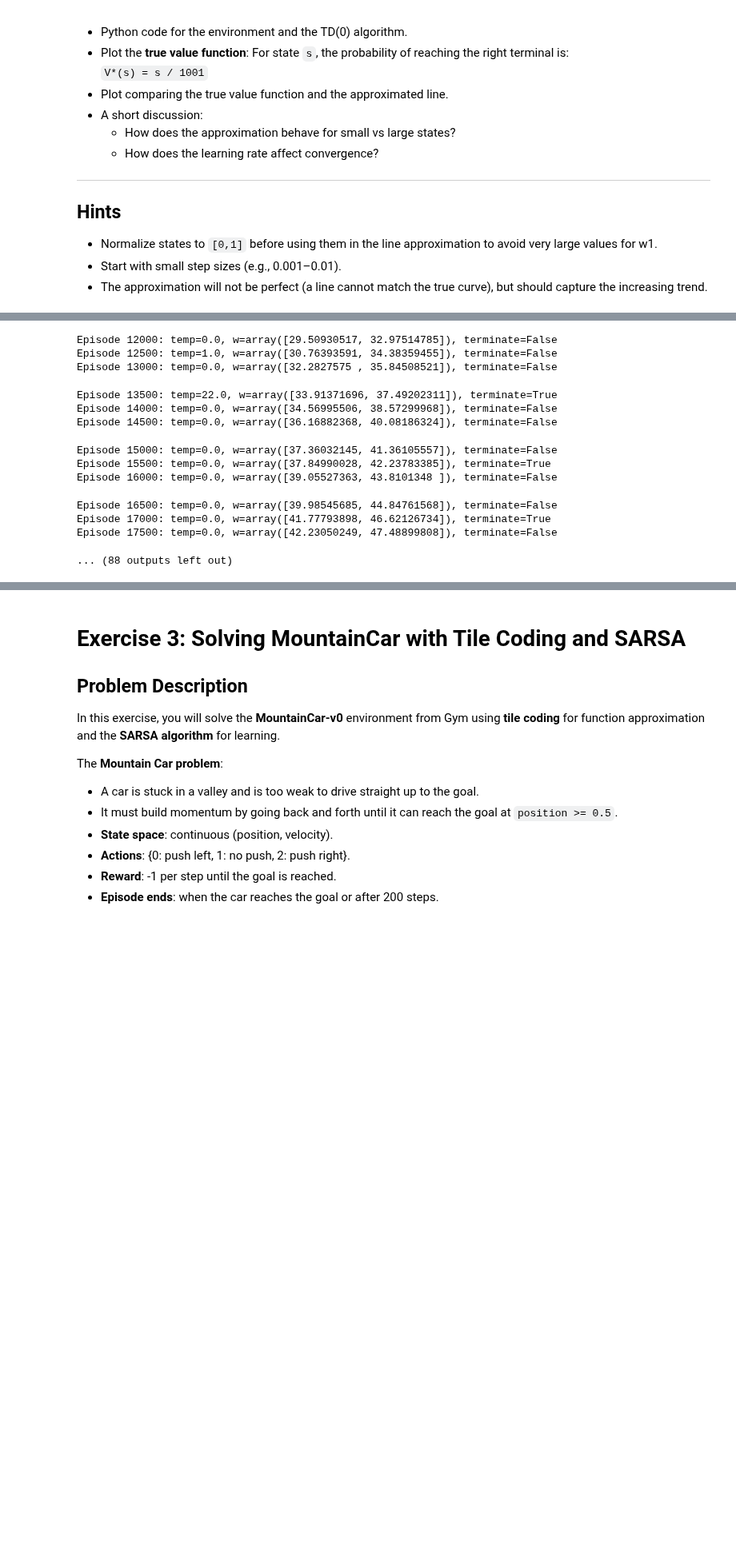
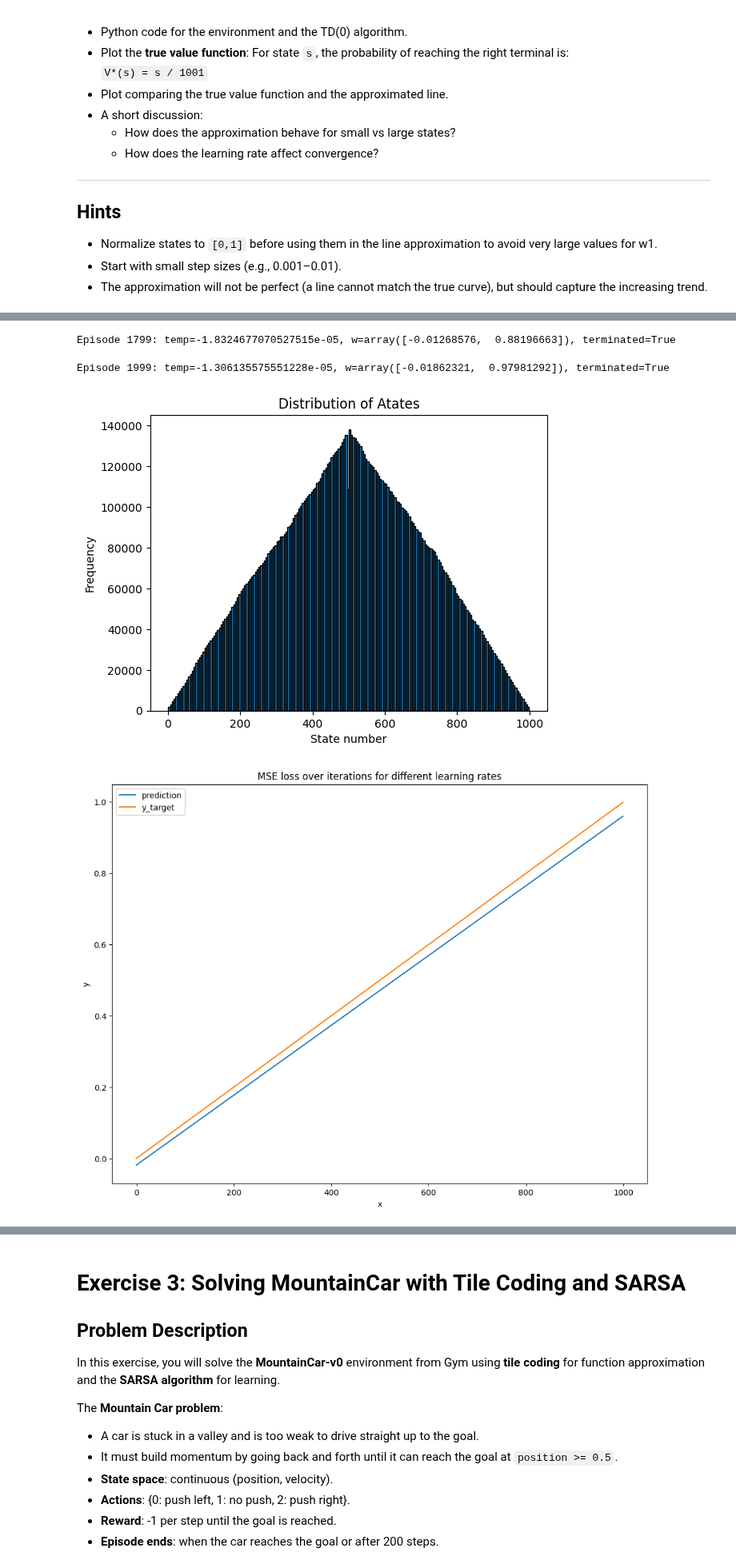
Before and after one commit to simkarwin/RL1, a Jupyter notebook: lab5_approximation.ipynb, the cells around one changed output, grey strips where cells are left out. Shown at 80% size. Drawn from its saved outputs; the diff is of its cells as text; code cells hidden in the pictures; blank space fills up the shorter version.

```diff
--- a/lab5_approximation.ipynb
+++ b/lab5_approximation.ipynb
@@ -249,19 +249,20 @@ from tqdm import tqdm
 import numpy as np
 
 
-N_EPISODES = 1000000
+N_EPISODES = 2000
 DISCOUNT_FACTOR = 1.0
-STEPS_PER_EPISODE = 50
+STEPS_PER_EPISODE = 100
+N_STATES = 1000
 STEP_SIZE = 0.001
 
 class RandomWalk:
     def __init__(self, n_states: int=1000, p_left: float=0.5, initial_state: int=None):
         self.n_states = n_states
         self.initial_state = initial_state if initial_state else self.n_states // 2
-        self.r_left_first = 0
+        self.r_left_first = -1
         self.r_right_lst = 1
         self.r_regular = 0
-        self.max_step_size = 100
+        self.max_step_size = 10
         self.terminate_flag = None
         self.current_state = None
         self.reset()
@@ -272,7 +273,7 @@ class RandomWalk:
         if self.current_state < 1:
             self.terminate_flag = True
             reward_loc = self.r_left_first #0
-        elif self.current_state > self.n_states:
+        elif self.current_state > self.n_states-1:
             self.terminate_flag = True
             reward_loc = self.r_right_lst #1
         else:
@@ -294,29 +295,58 @@ class RandomWalk:
         self.terminate_flag = False
         return self.current_state
 
-def v_hat(s, w_loc): return w_loc[0] + w_loc[1] * (s / env.n_states)
+def v_hat(s, w_loc): return w_loc[0] + w_loc[1] * (s / (env.n_states + 1))
 
-def grad_v(s): return np.array([1.0, s / env.n_states])
+def grad_v(s): return np.array([1.0, s / (env.n_states + 1)])
 
 w = np.zeros(2)
-w = np.array([0.45, 0.7])
+# w = np.array([0.2, 0.35])
 # w = np.random.random(2)
 
-env = RandomWalk()
+env = RandomWalk(n_states=N_STATES)
 total_reward = []
+states = []
 for episode in tqdm(range(N_EPISODES)):
     state = env.reset()
     reward_step = []
-    for step in range(STEPS_PER_EPISODE):
+    terminated = False
+    # for step in range(STEPS_PER_EPISODE):
+    while not terminated:
+        states.append(state)
         action_current = env.get_action()
-        r_current, state_next, terminate = env.move(action_current)
+        r_current, state_next, terminated = env.move(action_current)
+
         delta = r_current + DISCOUNT_FACTOR * v_hat(state_next, w) - v_hat(state, w)
         w += STEP_SIZE * delta * grad_v(state)
 
         state = state_next
         reward_step.append(r_current)
-    total_reward.append(np.sum(reward_step))
-    # if episode % 500 == 0:
-    #     temp = np.mean(total_reward[500 * (episode // 500):])
-    #     print(f'Episode {episode}: {temp=}, {w=}, {terminate=}')
+    total_reward.append(np.mean(reward_step))
+    N = N_EPISODES // 10
+    if episode % N == (N - 1):
+        temp = np.mean(total_reward[-N+1:])
+        print(f'Episode {episode}: {temp=}, {w=}, {terminated=}')
+
+
+def plot_linear(dict_of_values: dict, x_label:str=None, y_label:str=None, title: str=None):
+    plt.figure(figsize=(12,9))
+    for lr, values in dict_of_values.items():
+        plt.plot(values, label=f"{lr}")
+    plt.xlabel(x_label)
+    plt.ylabel(y_label)
+    plt.title(title)
+    plt.legend()
+    plt.show()
+
+def plot_hist(data_list):
+    plt.hist(data_list, bins=200, edgecolor='black') # Added edgecolor for better visual separation
+    plt.xlabel("State number")
+    plt.ylabel("Frequency")
+    plt.title("Distribution of Atates")
+    plt.show()
+
+plot_hist(states)
+y = [w[0] + w[1] * x / (N_STATES + 1) for x in range(N_STATES)]
+y_target = [s / (N_STATES + 1) for s in range(N_STATES)]
+plot_linear({'prediction':y, 'y_target':y_target}, x_label='x', y_label='y', title='MSE loss over iterations for different learning rates')
 # %% [output]
@@ -347,13 +361,4 @@ Episode 11500: temp=0.0, w=array([27.73588661, 31.34837573]), terminate=False
-Episode 12000: temp=0.0, w=array([29.50930517, 32.97514785]), terminate=False
-Episode 12500: temp=1.0, w=array([30.76393591, 34.38359455]), terminate=False
-Episode 13000: temp=0.0, w=array([32.2827575 , 35.84508521]), terminate=False
+Episode 1799: temp=-1.8324677070527515e-05, w=array([-0.01268576,  0.88196663]), terminated=True
-Episode 13500: temp=22.0, w=array([33.91371696, 37.49202311]), terminate=True
-Episode 14000: temp=0.0, w=array([34.56995506, 38.57299968]), terminate=False
-Episode 14500: temp=0.0, w=array([36.16882368, 40.08186324]), terminate=False
+Episode 1999: temp=-1.306135575551228e-05, w=array([-0.01862321,  0.97981292]), terminated=True
-Episode 15000: temp=0.0, w=array([37.36032145, 41.36105557]), terminate=False
-Episode 15500: temp=0.0, w=array([37.84990028, 42.23783385]), terminate=True
-Episode 16000: temp=0.0, w=array([39.05527363, 43.8101348 ]), terminate=False
-Episode 16500: temp=0.0, w=array([39.98545685, 44.84761568]), terminate=False
-Episode 17000: temp=0.0, w=array([41.77793898, 46.62126734]), terminate=True
-Episode 17500: temp=0.0, w=array([42.23050249, 47.48899808]), terminate=False
-... (88 outputs left out)
+[figure, added]
+[figure, added]
```
Also changed, not shown: parts of 3 cells of this notebook.
